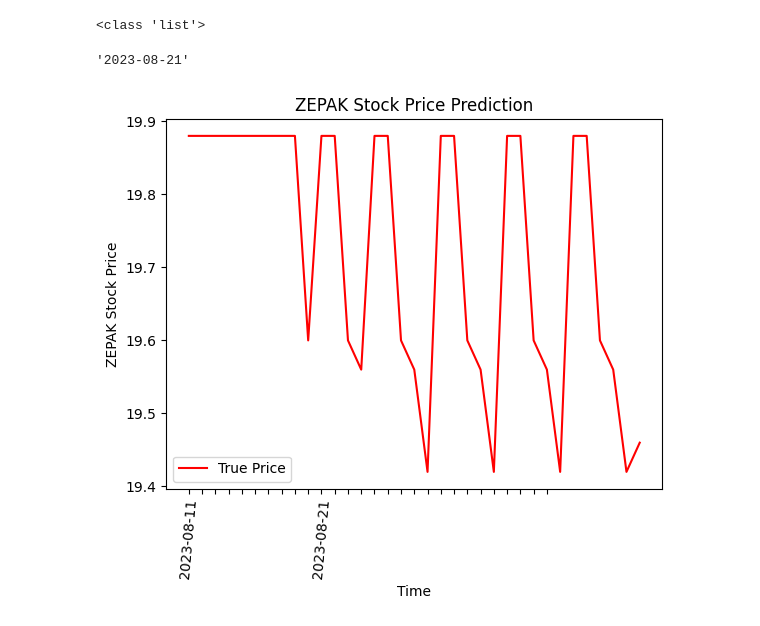
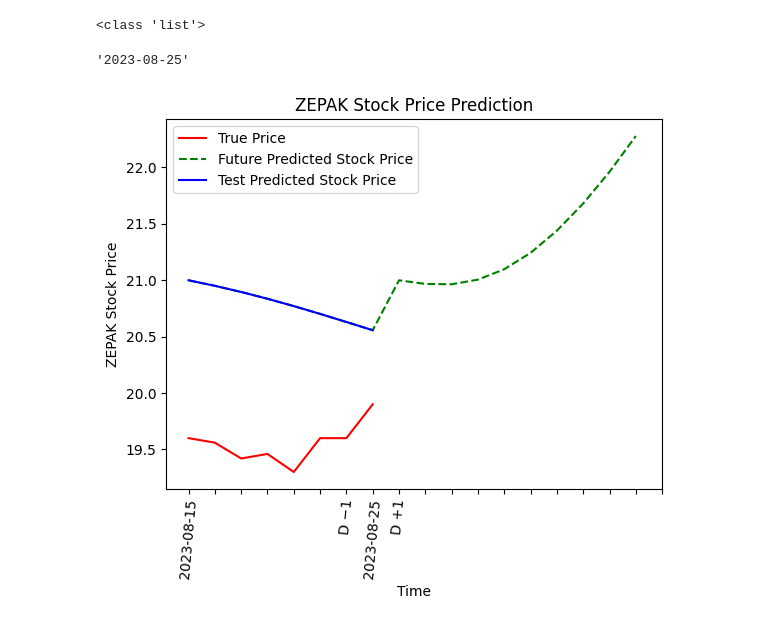
Before and after one commit to AleksanderDmowski/ZEPAK_RNN, a Jupyter notebook: rnn_1inputs.ipynb, the cells around one changed output. Saved outputs shown, nothing was run; the diff lists cells and outputs as text; code cells hidden in the pictures.

```diff
--- a/rnn_1inputs.ipynb
+++ b/rnn_1inputs.ipynb
@@ -13,7 +13,8 @@ from datetime import datetime, timedelta
 # %% [markdown]
 ### Importing the training set
 # %%
-dataset= pd.read_csv('GPW_ZEPAK.csv')
+stock='ZEPAK'
+dataset= pd.read_csv('GPW_{}.csv'.format(stock))
 
 iloc1=4
 iloc2=5
@@ -143,5 +136,5 @@ regressor.compile(optimizer = 'adam', loss = 'mean_squared_error')
 # %% [markdown]
 ### Fitting the RNN to the Training set
 # %%
-regressor.fit(X_train, y_train, epochs = 100, batch_size = 32)
+regressor.fit(X_train, y_train, epochs =1, batch_size = 32)
 # %% [output]
@@ -281,38 +257,42 @@ print(type(ppp))
 # %%
 ostatnia_wartosc
 # %% [output]
-'2023-08-21'
+'2023-08-25'
 # %%
 
-r=28
+r=delta+9
+
 lable=[]
 ostatnia_wartosc=str(ostatnia_wartosc)
 for i in range(r):
     lable.append(i)
 
 lables=[]
 for i in range(r):
     lables.append('')
 
 lables[0]=str(data)
-lables[delta]=str(ostatnia_wartosc)
-# lables[len(real_stock_price)-2]='D -1'
+lables[len(real_stock_price)-1]=str(ostatnia_wartosc)
+lables[len(real_stock_price)-2]='D −1'
+lables[len(real_stock_price)]='D +1'
 
 ostatnia_wartosc = datetime.strptime(ostatnia_wartosc, '%Y-%m-%d').date()
 # lables[len(ppp3)]=(ostatnia_wartosc+timedelta(days=10)).strftime('%Y-%m-%d')
 
 plt.plot(real_stock_price, color = 'red', label = 'True Price')
 # plt.plot(ppp3, color = 'grey', linestyle='dashed', alpha=1, label = 'Old D-2 Predicted Stock Price')
 #plt.plot(ppp2, color = 'black', linestyle='dashed', alpha=0.2,  label = 'Old D-1 Predicted Stock Price')
-# plt.plot(ppp, color = 'green', linestyle='dashed', label = 'Future Predicted Stock Price')
-# plt.plot(predicted_test_prices, color = 'blue', label = 'Test Predicted Stock Price')
+plt.plot(ppp, color = 'green', linestyle='dashed', label = 'Future Predicted Stock Price')
+plt.plot(predicted_test_prices, color = 'blue', label = 'Test Predicted Stock Price')
 # plt.gca().invert_xaxis()
 plt.xticks(ticks=lable, labels=lables, rotation=85)
-plt.title('ZEPAK Stock Price Prediction')
+plt.title('{} Stock Price Prediction'.format(stock))
 plt.xlabel('Time')
-plt.ylabel('ZEPAK Stock Price')
+plt.ylabel('{} Stock Price'.format(stock))
 plt.legend()
 
+regressor.save('{}_RNN_MODEL.h5'.format(stock))
+plt.savefig('{}_prediction.png'.format(stock), bbox_inches="tight")
 plt.show()
 # %% [output]
-[figure, old version]
+[figure, new version]
```
Also changed, not shown: parts of 8 cells of this notebook, 3 other files.
